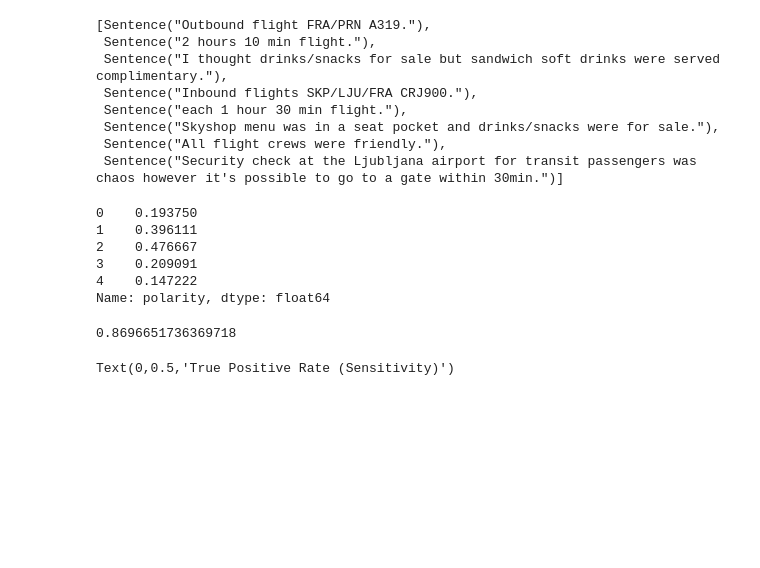
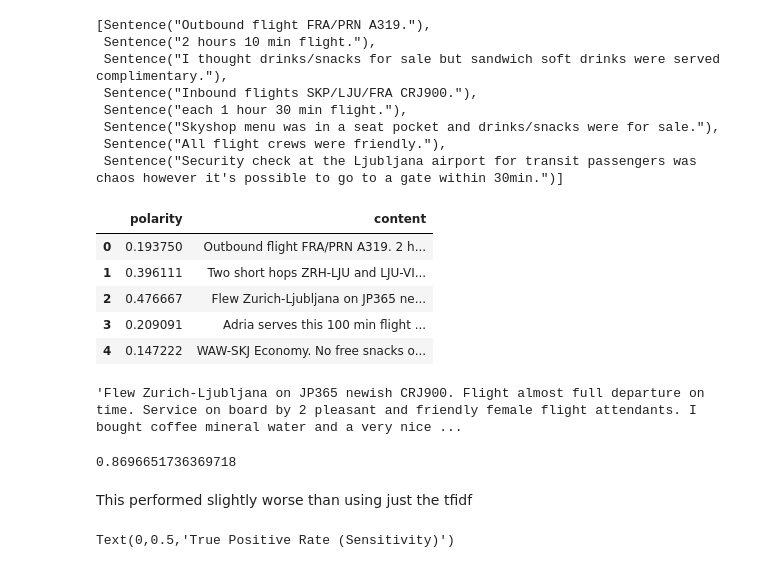
Before and after one commit to roden026/capstone, a Jupyter notebook: code/Sentiment_and_modeling.ipynb, the cells around one changed output. Cells and saved outputs as stored; diff of their text form; code cells hidden in the pictures; blank space fills up the shorter version.

```diff
--- a/code/Sentiment_and_modeling.ipynb
+++ b/code/Sentiment_and_modeling.ipynb
@@ -162,12 +156,16 @@ airline.loc[0,'blob'].sentences
 
 airline['polarity'] = [sent.sentiment.polarity for sent in airline.blob]
 # %%
-airline.polarity.head()
+airline.head()[['polarity', 'content']]
 # %% [output]
-0    0.193750
-1    0.396111
-2    0.476667
-3    0.209091
-4    0.147222
-Name: polarity, dtype: float64
+|  | polarity | content |
+| 0 | 0.193750 | Outbound flight FRA/PRN A319. 2 h... |
+| 1 | 0.396111 | Two short hops ZRH-LJU and LJU-VI... |
+| 2 | 0.476667 | Flew Zurich-Ljubljana on JP365 ne... |
+| 3 | 0.209091 | Adria serves this 100 min flight ... |
+| 4 | 0.147222 | WAW-SKJ Economy. No free snacks o... |
+# %%
+airline.content[2] # looking at the first 5 this was the most positive review and the content matches the sentiment
+# %% [output]
+'Flew Zurich-Ljubljana on JP365 newish CRJ900. Flight almost full departure on time. Service on board by 2 pleasant and friendly female flight attendants. I bought coffee mineral water and a very nice ...
 # %%
@@ -181,6 +179,8 @@ logreg = LogisticRegression()
 cross_val_score(logreg, X, y, cv=5, scoring='roc_auc').mean()
 # %% [output]
 0.8696651736369718
+# %% [markdown]
+This performed slightly worse than using just the tfidf
 # %%
 X_train, X_test, y_train, y_test = train_test_split(X, y, random_state=1)
 
```
Also changed, not shown: parts of 14 cells of this notebook, 3 other files.
